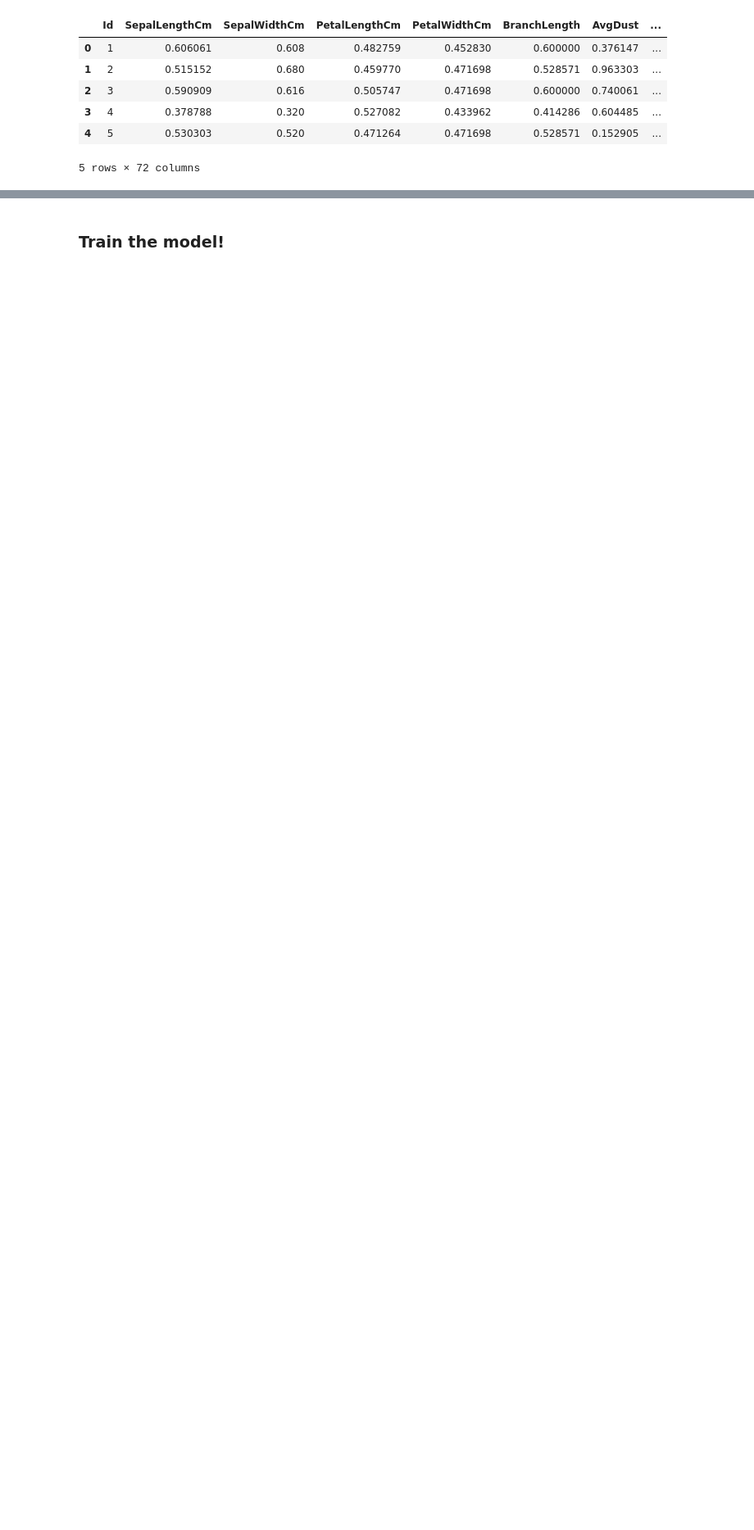
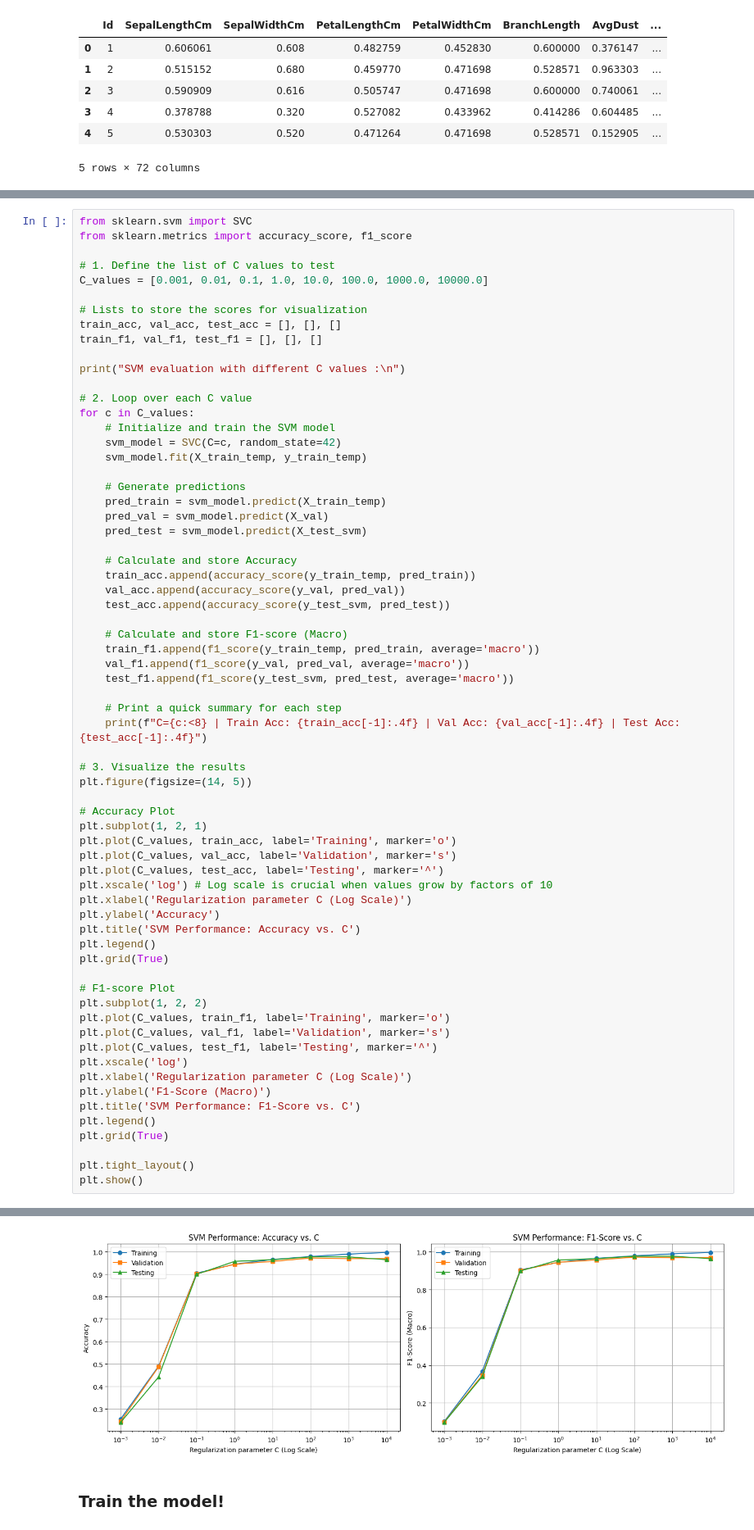
Before and after one commit to chloebega/DM2026-Assignment-1, a Jupyter notebook: Real_World_Classification.ipynb, the cells around one changed output, grey strips where cells are left out. Shown at 82% size. Drawn from its saved outputs; the diff is of its cells as text; blank space fills up the shorter version.

```diff
--- a/Real_World_Classification.ipynb
+++ b/Real_World_Classification.ipynb
@@ -202,0 +403,67 @@ df.head()
+# %%
+from sklearn.svm import SVC
+from sklearn.metrics import accuracy_score, f1_score
+
+# 1. Define the list of C values to test
+C_values = [0.001, 0.01, 0.1, 1.0, 10.0, 100.0, 1000.0, 10000.0]
+
+# Lists to store the scores for visualization
+train_acc, val_acc, test_acc = [], [], []
+train_f1, val_f1, test_f1 = [], [], []
+
+print("SVM evaluation with different C values :\n")
+
+# 2. Loop over each C value
+for c in C_values:
+    # Initialize and train the SVM model
+    svm_model = SVC(C=c, random_state=42)
+    svm_model.fit(X_train_temp, y_train_temp)
+
+    # Generate predictions
+    pred_train = svm_model.predict(X_train_temp)
+    pred_val = svm_model.predict(X_val)
+    pred_test = svm_model.predict(X_test_svm)
+
+    # Calculate and store Accuracy
+    train_acc.append(accuracy_score(y_train_temp, pred_train))
+    val_acc.append(accuracy_score(y_val, pred_val))
+    test_acc.append(accuracy_score(y_test_svm, pred_test))
+
+    # Calculate and store F1-score (Macro)
+    train_f1.append(f1_score(y_train_temp, pred_train, average='macro'))
+    val_f1.append(f1_score(y_val, pred_val, average='macro'))
+    test_f1.append(f1_score(y_test_svm, pred_test, average='macro'))
+
+    # Print a quick summary for each step
+    print(f"C={c:<8} | Train Acc: {train_acc[-1]:.4f} | Val Acc: {val_acc[-1]:.4f} | Test Acc: {test_acc[-1]:.4f}")
+
+# 3. Visualize the results
+plt.figure(figsize=(14, 5))
+
+# Accuracy Plot
+plt.subplot(1, 2, 1)
+plt.plot(C_values, train_acc, label='Training', marker='o')
+plt.plot(C_values, val_acc, label='Validation', marker='s')
+plt.plot(C_values, test_acc, label='Testing', marker='^')
+plt.xscale('log') # Log scale is crucial when values grow by factors of 10
+plt.xlabel('Regularization parameter C (Log Scale)')
+plt.ylabel('Accuracy')
+plt.title('SVM Performance: Accuracy vs. C')
+plt.legend()
+plt.grid(True)
+
+# F1-score Plot
+plt.subplot(1, 2, 2)
+plt.plot(C_values, train_f1, label='Training', marker='o')
+plt.plot(C_values, val_f1, label='Validation', marker='s')
+plt.plot(C_values, test_f1, label='Testing', marker='^')
+plt.xscale('log')
+plt.xlabel('Regularization parameter C (Log Scale)')
+plt.ylabel('F1-Score (Macro)')
+plt.title('SVM Performance: F1-Score vs. C')
+plt.legend()
+plt.grid(True)
+
+plt.tight_layout()
+plt.show()
+# %% [output]
@@ -203,3 +480,4 @@ df.head()
+[figure, added]
 # %% [markdown]
 ### Train the model!
 # %%
```
Also changed, not shown: parts of 9 cells of this notebook, 1 other file.
